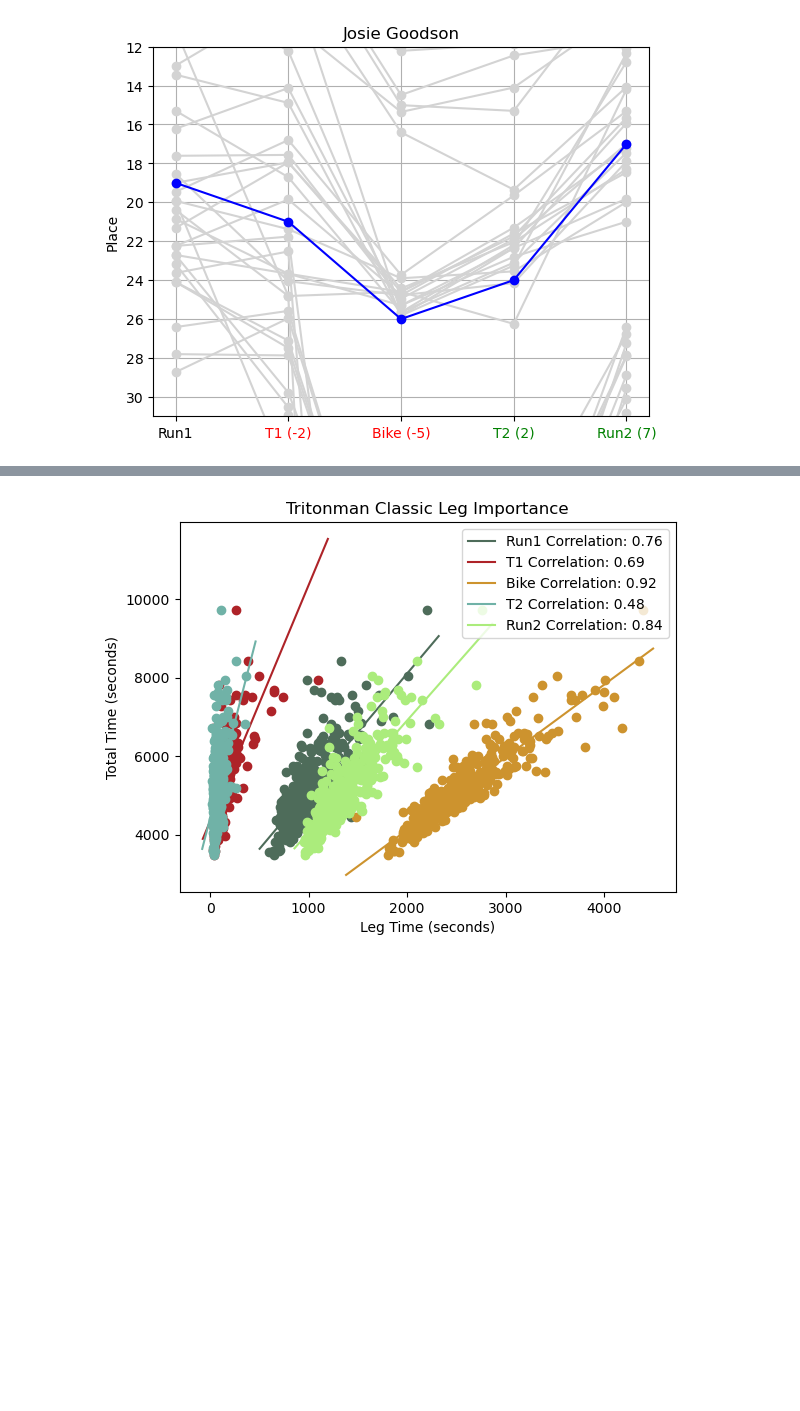
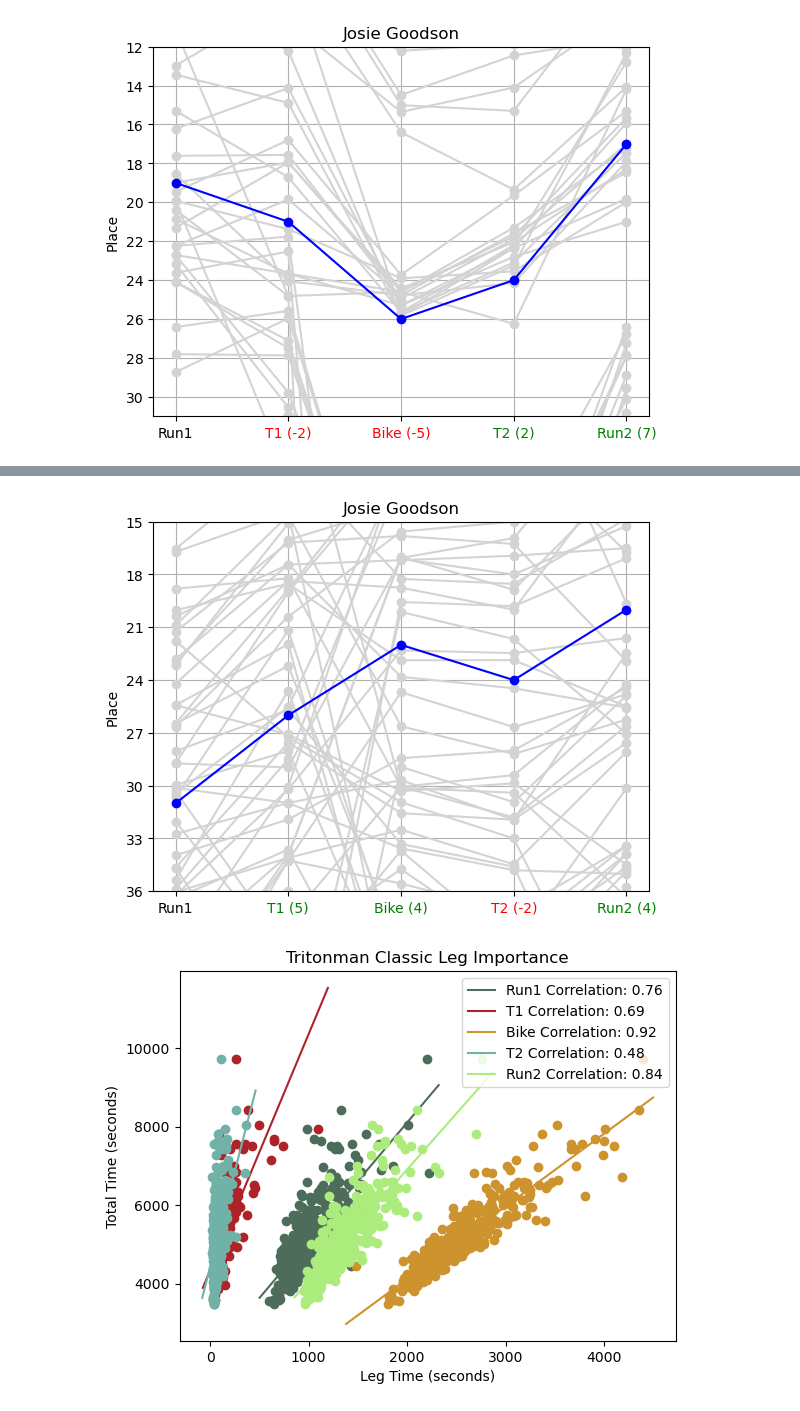
Before and after one commit to lukasrhoades/enduro-hub, a Jupyter notebook: tritonman.ipynb, the cells around one changed output, grey strips where cells are left out. Drawn from its saved outputs; the diff is of its cells as text; code cells hidden in the pictures; blank space fills up the shorter version.

```diff
--- a/tritonman.ipynb
+++ b/tritonman.ipynb
@@ -297,2 +310,8 @@ get_place_chart(test, "Edoardo Giuseppe Leone")
+# %%
+classic_test_pc = get_position(classic.loc[classic.Gender == "Female"])
+
+get_place_chart(classic_test_pc, "Josie Goodson")
+# %% [output]
+[figure, added]
 # %%
 def lin_reg(df, leg):
```
Also changed, not shown: parts of 3 cells of this notebook.
